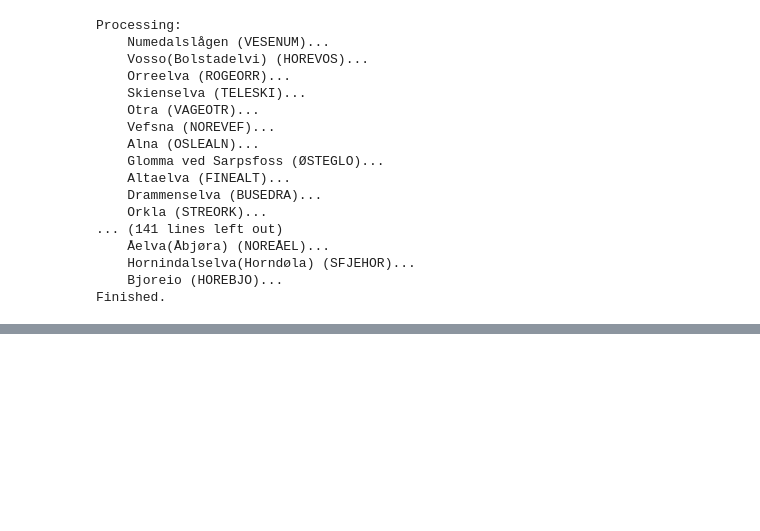
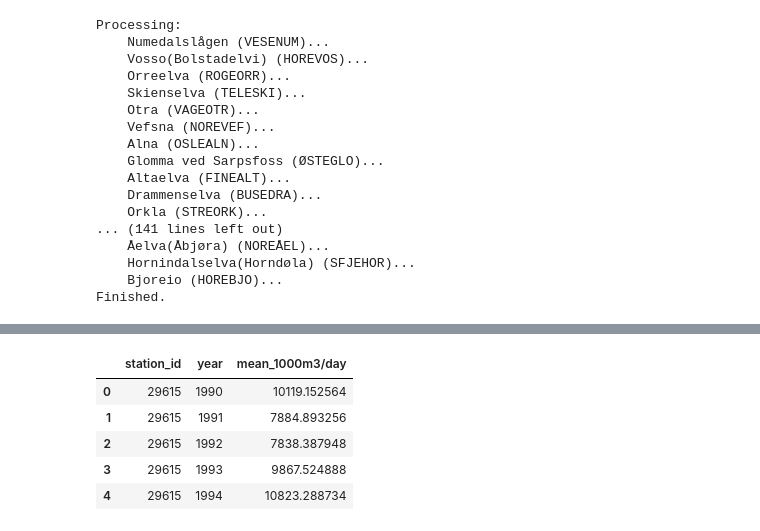
Before and after one commit to JamesSample/rid, a Jupyter notebook: notebooks/rid_working_2016-17.ipynb, the cells around one changed output, grey strips where cells are left out. Drawn from its saved outputs; the diff is of its cells as text; code cells hidden in the pictures; blank space fills up the shorter version.

```diff
--- a/notebooks/rid_working_2016-17.ipynb
+++ b/notebooks/rid_working_2016-17.ipynb
@@ -301,0 +308,81 @@ Finished.
+# %%
+# Sites of interest: combine all site dfs into one
+rid_all_df = pd.concat([rid_11_df, rid_36_df, rid_108_df], axis=0)
+
+# Container for results
+df_list = []
+
+# Loop over sites
+for stn_id in rid_all_df['station_id']:
+    # Get catch area for chem station
+    sql = ("SELECT catchment_area FROM resa2.stations "
+           "WHERE station_id = %s" % stn_id)
+    area_df = pd.read_sql_query(sql, engine)
+    wc_area = area_df['catchment_area'].iloc[0]
+
+    # Get linked discharge station
+    sql = ("SELECT * FROM resa2.default_dis_stations "
+           "WHERE station_id = %s" % stn_id)
+    dis_df = pd.read_sql_query(sql, engine)
+    dis_stn_id = dis_df['dis_station_id'].iloc[0]
+
+    # Get catchment area for discharge station
+    sql = ("SELECT area FROM resa2.discharge_stations "
+           "WHERE dis_station_id = %s" % dis_stn_id)
+    area_df = pd.read_sql_query(sql, engine)
+    dis_area = area_df['area'].iloc[0]
+
+    # Get annual summary flow stats for this station
+    sql = ("SELECT TO_CHAR(xdate, 'YYYY') as year, "
+           "       AVG(xvalue) as mean, "
+           "       MIN(xvalue) as min, "
+           "       MAX(xvalue) as max "
+           "FROM resa2.discharge_values "
+           "WHERE dis_station_id = %s "
+           "AND xdate >= date '1990-01-01' "
+           "AND xdate <= date '2016-12-31' "
+           "GROUP BY TO_CHAR(xdate, 'YYYY') "
+           "ORDER BY year" % dis_stn_id)
+    q_df = pd.read_sql_query(sql, engine)
+
+    # Set index
+    q_df.index = q_df['year']
+    del q_df['year']
+
+    # Scale flows by area ratio
+    q_df = q_df*wc_area/dis_area
+
+    # Convert m3/s to 1000 m3/d
+    q_df = q_df*60*60*24/1000
+
+    # Reset index
+    q_df.reset_index(inplace=True)
+
+    # Add stn id
+    q_df['station_id'] = stn_id
+
+    # Re-order cols to match template
+    q_df = q_df[['station_id', 'year', 'mean']]
+    q_df.columns = ['station_id', 'year', 'mean_1000m3/day']
+
+    # Add to results
+    df_list.append(q_df)
+
+# Combine to single df
+q_df = pd.concat(df_list, axis=0)
+
+# Convert year to int
+q_df['year'] = q_df['year'].astype(int)
+
+# Write output
+out_csv = (r'C:\Data\James_Work\Staff\Oeyvind_K\Elveovervakingsprogrammet'
+           r'\Results\Loads_CSVs\flows_all_sites_1990-2016.csv')
+
+q_df.head()
+# %% [output]
+|  | station_id | year | mean_1000m3/day |
+| 0 | 29615 | 1990 | 10119.152564 |
+| 1 | 29615 | 1991 | 7884.893256 |
+| 2 | 29615 | 1992 | 7838.387948 |
+| 3 | 29615 | 1993 | 9867.524888 |
+| 4 | 29615 | 1994 | 10823.288734 |
```
Also changed, not shown: parts of 4 cells of this notebook.
